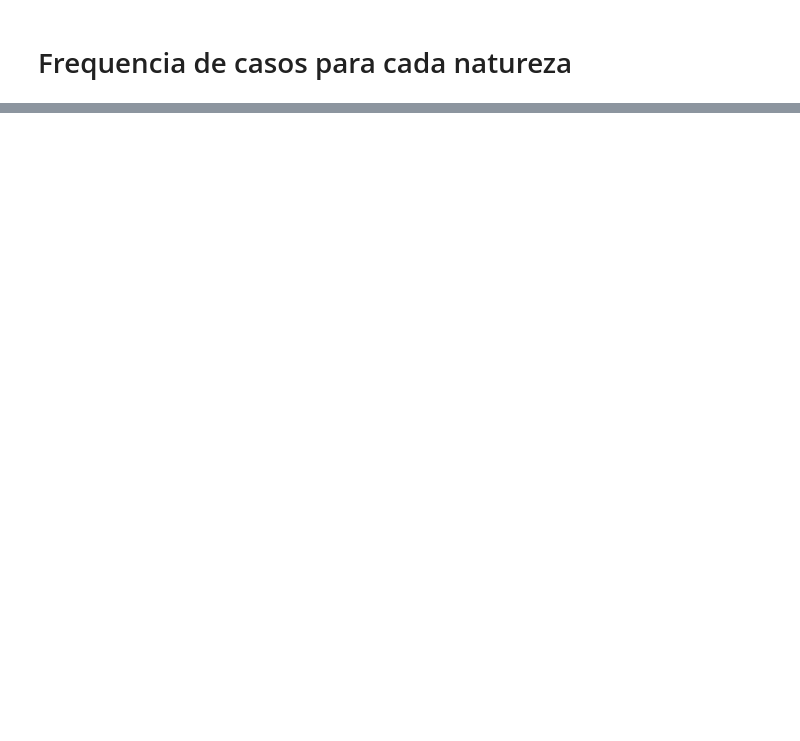
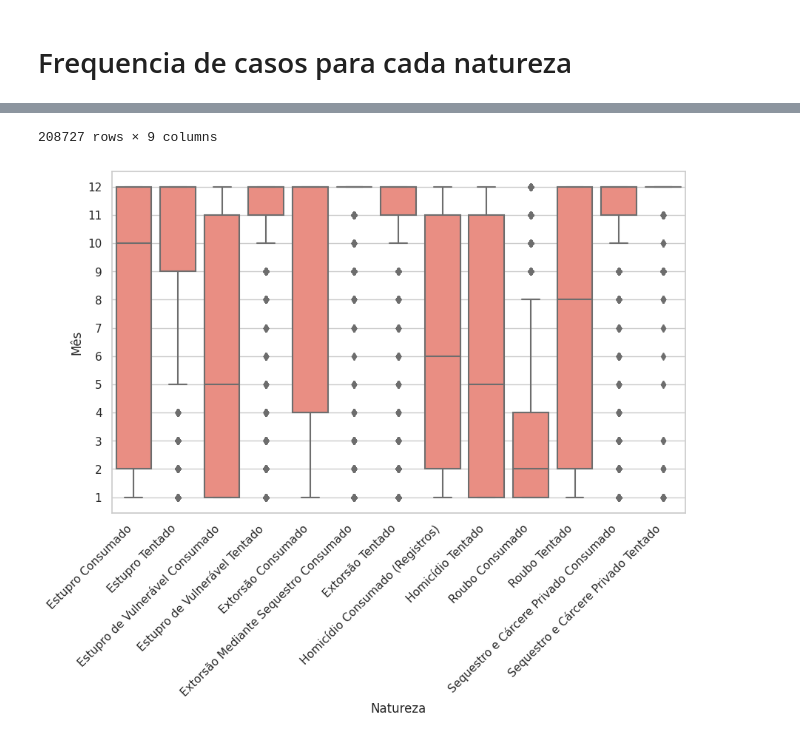
Before and after one commit to olzmooraes/PAC, a Jupyter notebook: pac-4.ipynb, the cells around one changed output, grey strips where cells are left out. Cells and saved outputs as stored; diff of their text form; code cells hidden in the pictures; blank space fills up the shorter version.

```diff
--- a/pac-4.ipynb
+++ b/pac-4.ipynb
@@ -5,12 +5,12 @@ from html import unescape
 import seaborn as sns
 from matplotlib.ticker import FuncFormatter
 import math
-crimes12a17 = pd.read_csv('/kaggle/input/bancodecrimes-2012a2017/BancoCrimesViolentos-Atualizado2012a2017.csv',encoding='latin1',sep=';')
-crimes18a23 = pd.read_csv('/kaggle/input/bancodecrimes-2018a2023/BancoCrimesViolentosAtualizadoSetembro2023.csv',encoding='latin1',sep=';')
-base = pd.read_excel('/kaggle/input/base-de-habitantes-atualizada/Base-Mg.xlsx')
-# crimes12a17 = pd.read_csv('./BancoCrimesViolentos-Atualizado2012a2017.csv',encoding='latin1',sep=';')
-# crimes18a23 = pd.read_csv('./BancoCrimesViolentosAtualizadoSetembro2023.csv',encoding='latin1',sep=';')
-# base = pd.read_excel('./Base-Mg.xlsx')
+# crimes12a17 = pd.read_csv('/kaggle/input/bancodecrimes-2012a2017/BancoCrimesViolentos-Atualizado2012a2017.csv',encoding='latin1',sep=';')
+# crimes18a23 = pd.read_csv('/kaggle/input/bancodecrimes-2018a2023/BancoCrimesViolentosAtualizadoSetembro2023.csv',encoding='latin1',sep=';')
+# base = pd.read_excel('/kaggle/input/base-de-habitantes-atualizada/Base-Mg.xlsx')
+crimes12a17 = pd.read_csv('./BancoCrimesViolentos-Atualizado2012a2017.csv',encoding='latin1',sep=';')
+crimes18a23 = pd.read_csv('./BancoCrimesViolentosAtualizadoSetembro2023.csv',encoding='latin1',sep=';')
+base = pd.read_excel('./Base-Mg.xlsx')
 # %%
 
 def decode_html(value):
@@ -417,8 +471,9 @@ plt.show()
 display(soma_por_natureza)
 plt.figure(figsize=(10, 6))
 
-sns.boxplot(x='Natureza', y='Mês', data=soma_por_natureza)
+sns.boxplot(x='Natureza', y='Mês', data=soma_por_natureza, color='salmon')
 plt.xticks(rotation=45, ha='right')
 plt.yticks(range(1, 13))
 
 plt.show()
+# %% [output]
@@ -425,3 +492,5 @@ plt.show()
+208727 rows × 9 columns
+[figure, added]
 # %%
 baseHabitantes['Município'] = baseHabitantes['Município'].str.normalize('NFKD').str.encode('ascii', errors='ignore').str.decode('utf-8').str.upper()
 dadosBrutos['Município'] = dadosBrutos['Município'].str.normalize('NFKD').str.encode('ascii', errors='ignore').str.decode('utf-8').str.upper()
```
Also changed, not shown: parts of 8 cells of this notebook.
